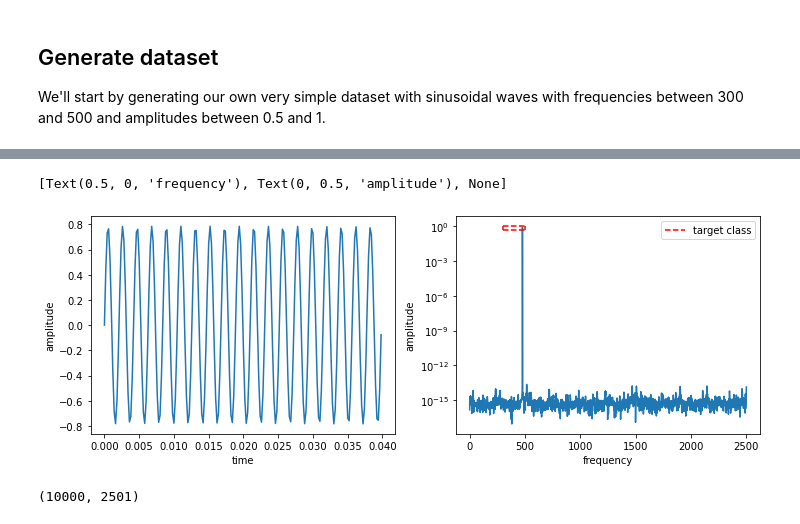
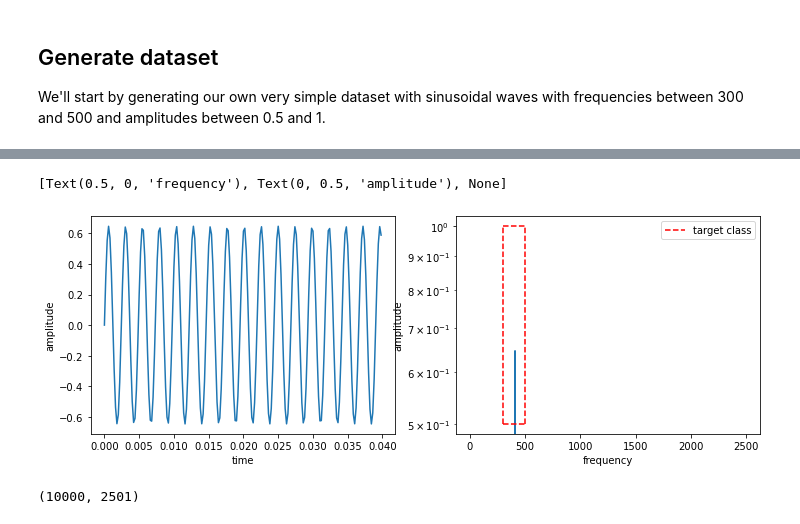
Before and after one commit to Tompolompo/DJ-GAN, a Jupyter notebook: notebook.ipynb, the cells around one changed output, grey strips where cells are left out. Drawn from its saved outputs; the diff is of its cells as text; code cells hidden in the pictures.

```diff
--- a/notebook.ipynb
+++ b/notebook.ipynb
@@ -107,6 +107,7 @@ def get_sinusoidal_wave(f_min=300, f_max=500):
 def to_frequency_domain(x):
     normalized_tone = x/norm_t
     yf = np.abs(rfft(x))/norm_f
+    yf = yf * (yf>0.01)
     return yf
 
 def get_data_samples(N=1000, f_min=300, f_max=500):
@@ -127,22 +128,22 @@ IPython.display.Audio(x,rate=sr, autoplay=True)
 # %%
 # plot signal and frequencies
 fig, axs = plt.subplots(1,2, figsize=(12,4))
 ax = axs[0]
 n = 200
 ax.plot(t[0:n],x[0:n])
 ax.set(xlabel='time', ylabel='amplitude')
 
 ax=axs[1]
-ax.plot(freqs, np.abs(yf))
+ax.plot(freqs, yf)
 ax.plot([f_min, f_max], [0.5*amp, 0.5*amp], '--r', label='target class')
 ax.plot([f_min, f_max], [amp, amp], '--r')
 ax.plot([f_min, f_min], [0.5*amp, amp], '--r')
 ax.plot([f_max, f_max], [0.5*amp, amp], '--r')
 ax.legend()
 ax.set(xlabel='frequency', ylabel='amplitude', yscale='log')
 # %% [output]
 [Text(0.5, 0, 'frequency'), Text(0, 0.5, 'amplitude'), None]
-[figure, old version]
+[figure, new version]
 # %%
 # generate data set (numpy)
 N_data = 10000
```
Also changed, not shown: parts of 7 cells of this notebook.
